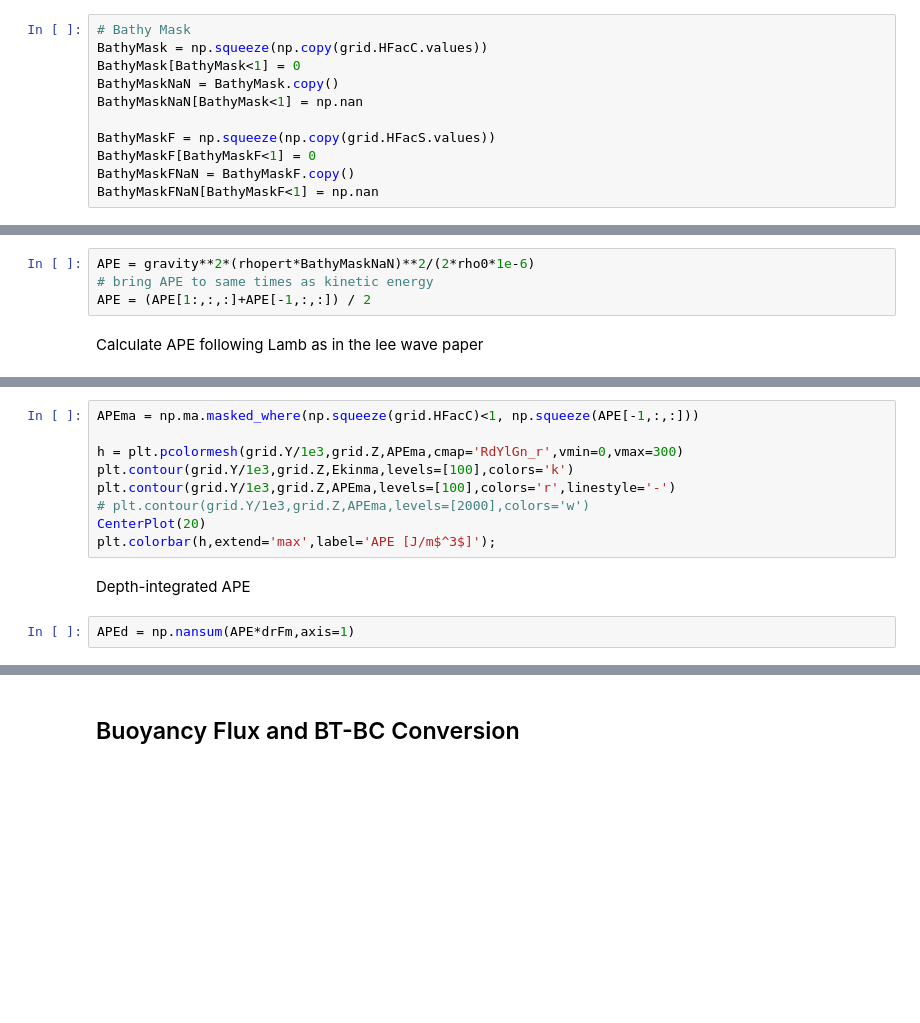
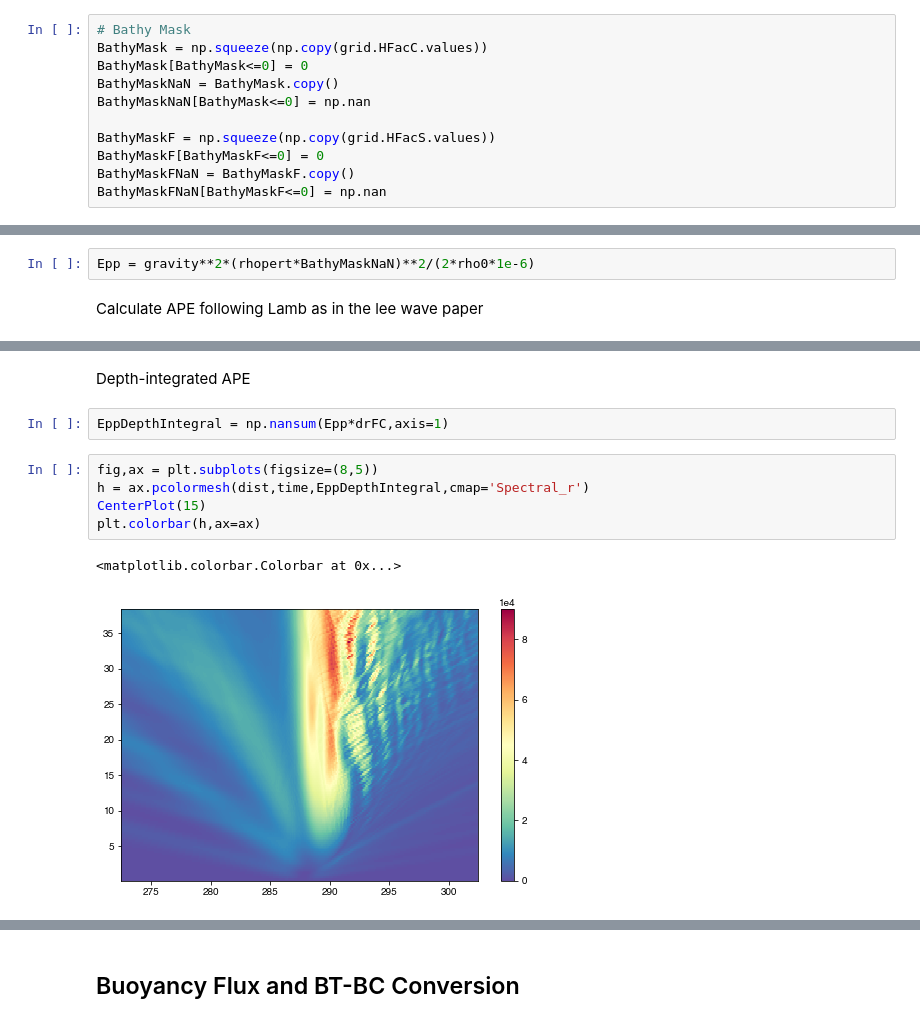
Before and after one commit to gunnarvoet/flow-across-bump, a Jupyter notebook: analysis/bump_analysis_energy.ipynb, the cells around one changed output, grey strips where cells are left out. Drawn from its saved outputs; the diff is of its cells as text; blank space fills up the shorter version.

```diff
--- a/analysis/bump_analysis_energy.ipynb
+++ b/analysis/bump_analysis_energy.ipynb
@@ -100,14 +101,14 @@ PP = phi_hyd2*rho0 + phi_nh2*rho0
 # %%
 # Bathy Mask
 BathyMask = np.squeeze(np.copy(grid.HFacC.values))
-BathyMask[BathyMask<1] = 0
+BathyMask[BathyMask<=0] = 0
 BathyMaskNaN = BathyMask.copy()
-BathyMaskNaN[BathyMask<1] = np.nan
+BathyMaskNaN[BathyMask<=0] = np.nan
 
 BathyMaskF = np.squeeze(np.copy(grid.HFacS.values))
-BathyMaskF[BathyMaskF<1] = 0
+BathyMaskF[BathyMaskF<=0] = 0
 BathyMaskFNaN = BathyMaskF.copy()
-BathyMaskFNaN[BathyMaskF<1] = np.nan
+BathyMaskFNaN[BathyMaskF<=0] = np.nan
 # %%
 # Baroclinic pressure
 PPbt = np.tile(np.transpose(np.mean(PP*BathyMask,axis=1)),(100,1,1))
@@ -282,9 +320,7 @@ $$ APE_{lin} = \frac{g^2 \rho'^2}{2 \rho_0 N^2} $$
 # %% [markdown]
 In this case, we can use the linearized APE but would have to create a look-up table for the vertical distance of a given density to the reference density profile if stratification was non-linear.
 # %%
-APE = gravity**2*(rhopert*BathyMaskNaN)**2/(2*rho0*1e-6)
-# bring APE to same times as kinetic energy
-APE = (APE[1:,:,:]+APE[-1,:,:]) / 2
+Epp = gravity**2*(rhopert*BathyMaskNaN)**2/(2*rho0*1e-6)
 # %% [markdown]
 Calculate APE following Lamb as in the lee wave paper
 # %%
@@ -317,14 +353,13 @@ def CalculateAPE(ty, ctd):
-# %%
-APEma = np.ma.masked_where(np.squeeze(grid.HFacC)<1, np.squeeze(APE[-1,:,:]))
-
-h = plt.pcolormesh(grid.Y/1e3,grid.Z,APEma,cmap='RdYlGn_r',vmin=0,vmax=300)
-plt.contour(grid.Y/1e3,grid.Z,Ekinma,levels=[100],colors='k')
-plt.contour(grid.Y/1e3,grid.Z,APEma,levels=[100],colors='r',linestyle='-')
-# plt.contour(grid.Y/1e3,grid.Z,APEma,levels=[2000],colors='w')
-CenterPlot(20)
-plt.colorbar(h,extend='max',label='APE [J/m$^3$]');
 # %% [markdown]
 Depth-integrated APE
 # %%
-APEd = np.nansum(APE*drFm,axis=1)
+EppDepthIntegral = np.nansum(Epp*drFC,axis=1)
+# %%
+fig,ax = plt.subplots(figsize=(8,5))
+h = ax.pcolormesh(dist,time,EppDepthIntegral,cmap='Spectral_r')
+CenterPlot(15)
+plt.colorbar(h,ax=ax)
+# %% [output]
+<matplotlib.colorbar.Colorbar at 0x...>
+[figure, added]
 # %%
```
Also changed, not shown: parts of 45 cells of this notebook.
